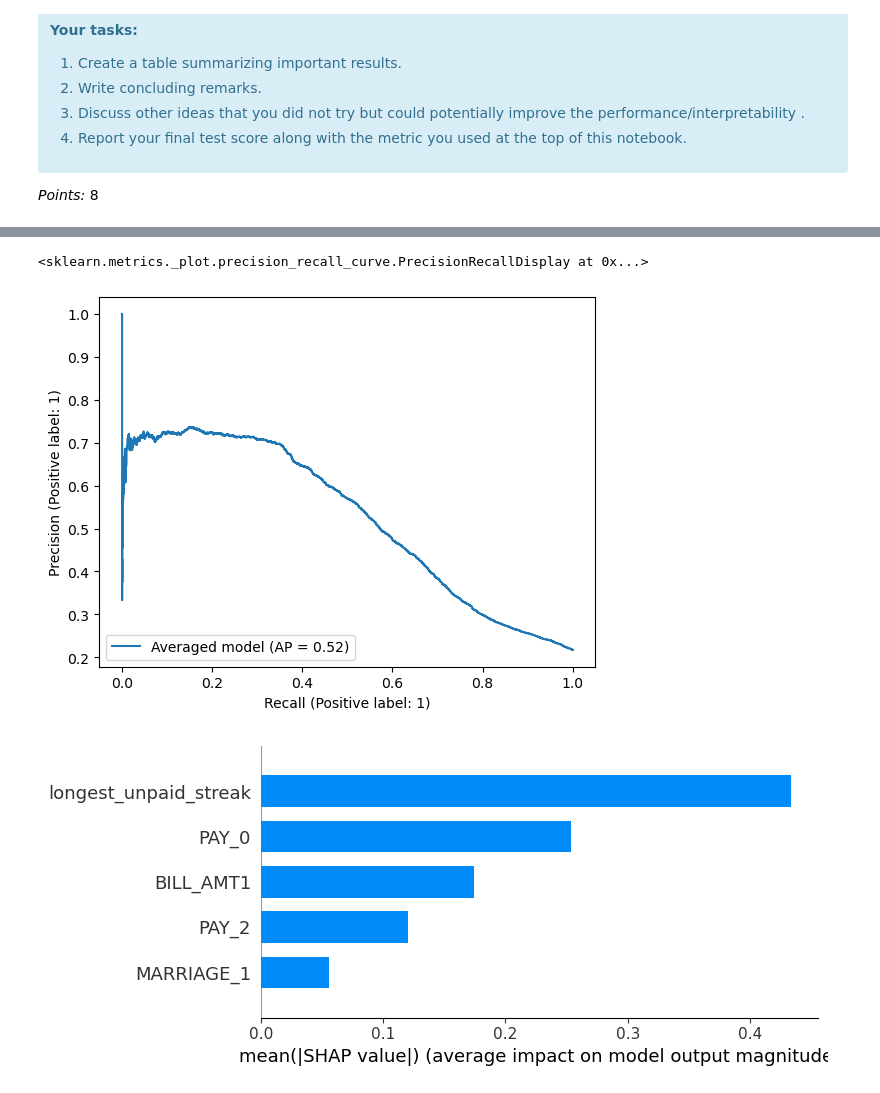
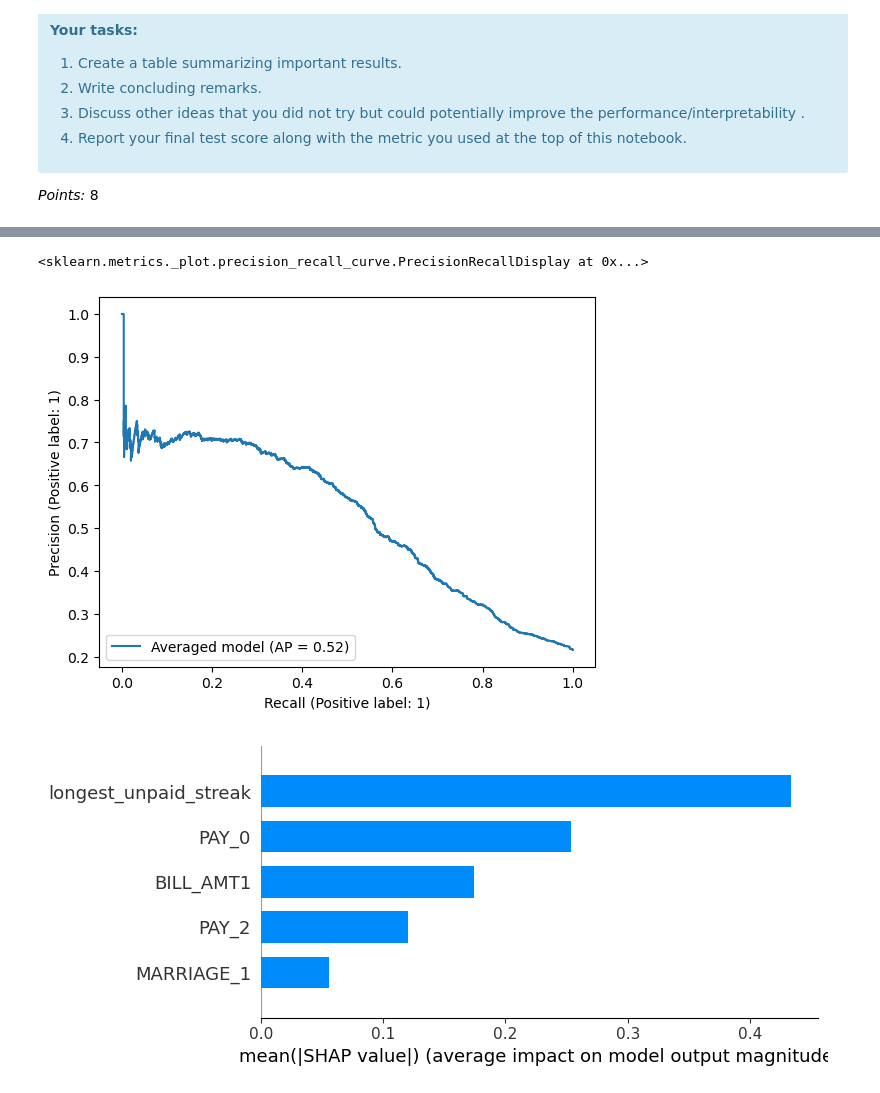
Before and after one commit to robindhillon1/creditcard_default, a Jupyter notebook: lab4.ipynb, the cells around one changed output, grey strips where cells are left out. Cells and saved outputs as stored; diff of their text form; code cells hidden in the pictures.

```diff
--- a/lab4.ipynb
+++ b/lab4.ipynb
@@ -1686,8 +1686,8 @@ ConfusionMatrixDisplay.from_estimator(averaged_model, X_train, y_train )
 # %%
-PrecisionRecallDisplay.from_estimator(averaged_model, X_train, y_train,name = "Averaged model")
+PrecisionRecallDisplay.from_estimator(averaged_model, X_test, y_test,name = "Averaged model")
 # %% [output]
 <sklearn.metrics._plot.precision_recall_curve.PrecisionRecallDisplay at 0x...>
-[figure, old version]
+[figure, new version]
 # %%
 shap.summary_plot(training_shap[1], X_train_transformed, plot_type = 'bar')
 # %% [output]
```
Also changed, not shown: parts of 20 cells of this notebook, 1 other file.
